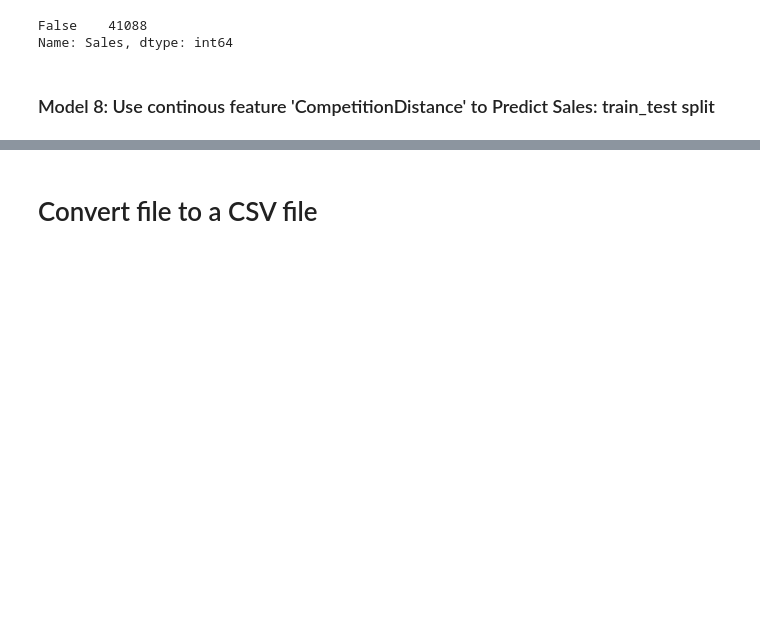
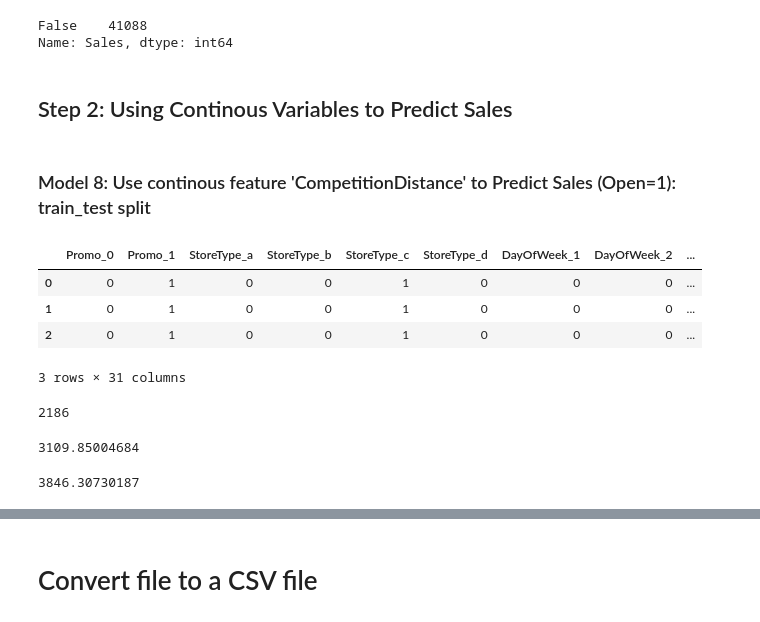
Before and after one commit to sososummer88/Rossmann-Store-Sale---Kaggle-Competition, a Jupyter notebook: Capstone Project - Fang Hong.ipynb, the cells around one changed output, grey strips where cells are left out. Cells and saved outputs as stored; diff of their text form; code cells hidden in the pictures; blank space fills up the shorter version.

Commit message:
new model added

```diff
--- a/Capstone Project - Fang Hong.ipynb
+++ b/Capstone Project - Fang Hong.ipynb
@@ -1026,2 +1056,18 @@ subform5.to_csv('Rossmann_Sales_Prediction_Model2', index=False)
+# %% [markdown]
+## Step 2: Using Continous Variables to Predict Sales
 # %% [markdown]
-### Model 8: Use continous feature 'CompetitionDistance' to Predict Sales: train_test split
+### Model 8: Use continous feature 'CompetitionDistance' to Predict Sales (Open=1): train_test split
+# %%
+# Used merged df train_store and select cases when open=1
+train_store_get_dummy.head(3)
+# %% [output]
+|  | Promo_0 | Promo_1 | StoreType_a | StoreType_b | StoreType_c | StoreType_d | DayOfWeek_1 | DayOfWeek_2 | ... |
+| 0 | 0 | 1 | 0 | 0 | 1 | 0 | 0 | 0 | ... |
+| 1 | 0 | 1 | 0 | 0 | 1 | 0 | 0 | 0 | ... |
+| 2 | 0 | 1 | 0 | 0 | 1 | 0 | 0 | 0 | ... |
+3 rows × 31 columns
+# %%
+# check if the feature constain any null values
+train_store_get_dummy['CompetitionDistance'].isnull().sum()
+# %% [output]
+2186
@@ -1027,0 +1097,10 @@ subform5.to_csv('Rossmann_Sales_Prediction_Model2', index=False)
+# %%
+# RMSE when Use CompetitionDistance to predict sales when Open=1
+print(train_test_rmse(train_store_get_dummy_open, ['CompetitionDistance']))
+# %% [output]
+3109.85004684
+# %%
+# RMSE when Use CompetitionDistance to predict sales when we do not separate open =1 & 0, RMSE is way much larger.
+print(train_test_rmse(train_store, ['CompetitionDistance']))
+# %% [output]
+3846.30730187
```
Also changed, not shown: parts of 45 cells of this notebook.
